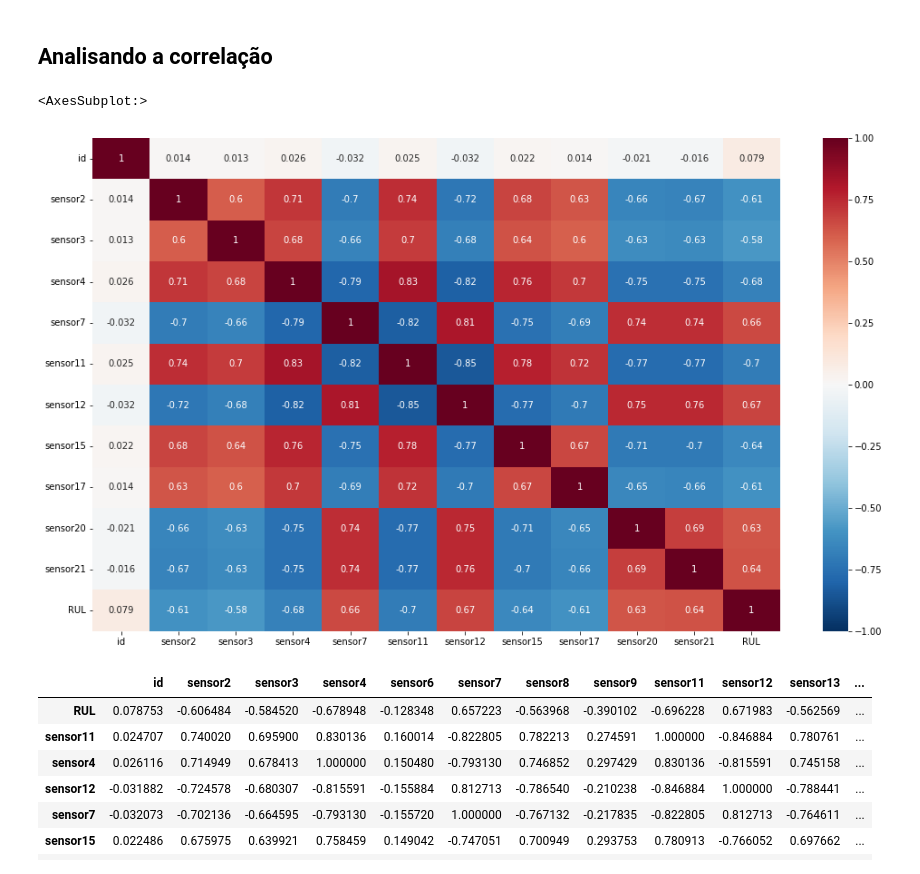
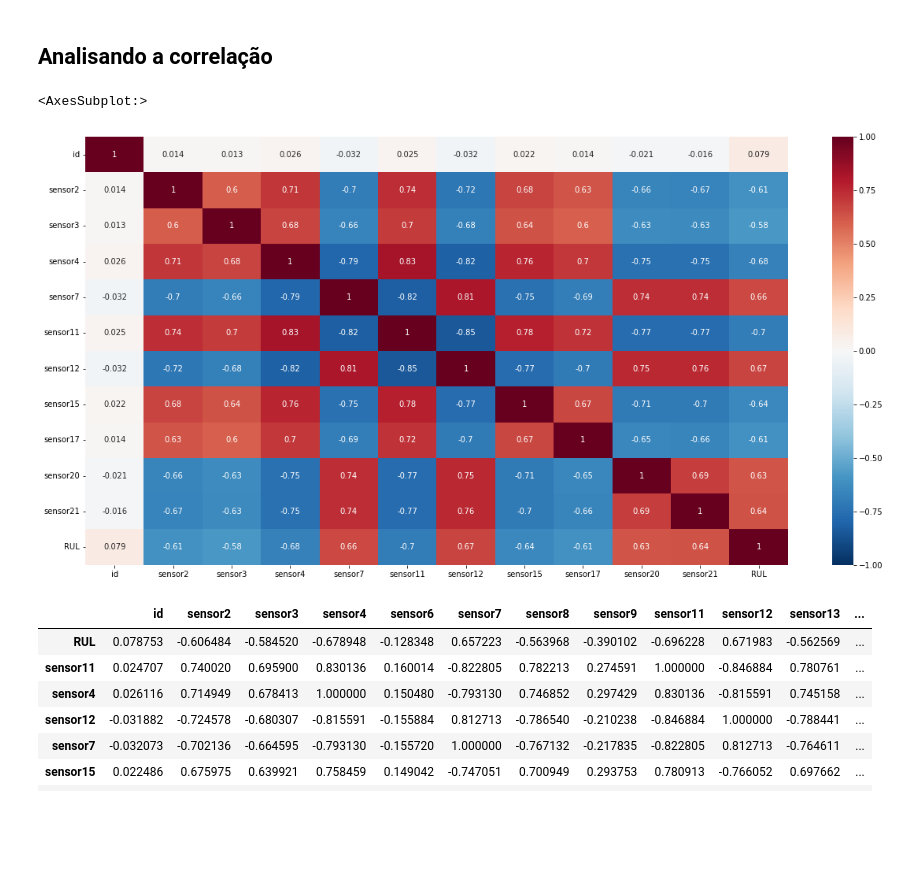
Before and after one commit to lucas-fpaiva/estatistica_pes, a Jupyter notebook: exploratory-m1.ipynb, the cells around one changed output. Cells and saved outputs as stored; diff of their text form; code cells hidden in the pictures; blank space fills up the shorter version.

```diff
--- a/exploratory-m1.ipynb
+++ b/exploratory-m1.ipynb
@@ -196,12 +196,12 @@ data_cor = corr_clean (train_data)
 # %% [markdown]
 ## Analisando a correlação
 # %%
-plt.figure(figsize=(17,10))
+plt.figure(figsize=(20,10))
 sns.heatmap(data_cor.drop(['sensor8','sensor13','sensor9','sensor14','sensor6'],axis=1).drop(['sensor8','sensor13','sensor9','sensor14','sensor6'],axis=0),
             cmap='RdBu_r', vmin=-1, vmax=1, annot=True)
 # %% [output]
 <AxesSubplot:>
-[figure, old version]
+[figure, new version]
 # %%
 data_cor.sort_values(by=['RUL'], ascending=False, key=abs).head(12)
 # %% [output]
```
Also changed, not shown: parts of 5 cells of this notebook.
